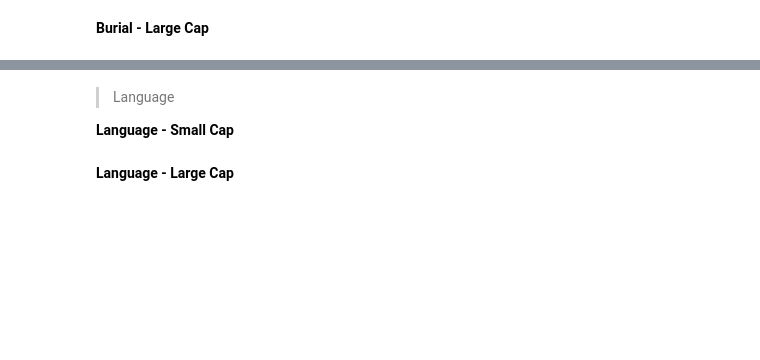
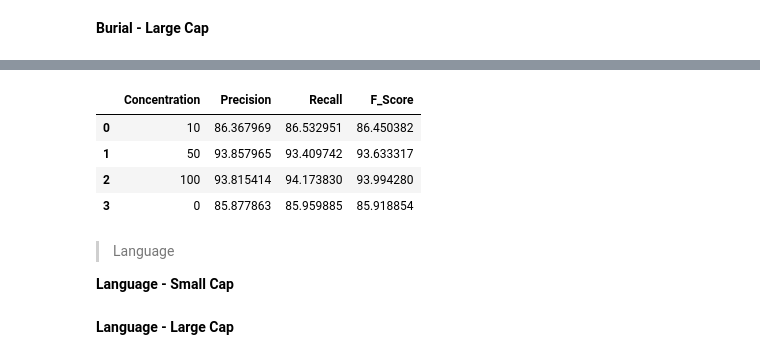
Before and after one commit to slavesocieties/ssda-nlp, a Jupyter notebook: 70-exhaustive-training.ipynb, the cells around one changed output, grey strips where cells are left out. Drawn from its saved outputs; the diff is of its cells as text; code cells hidden in the pictures; blank space fills up the shorter version.

```diff
--- a/70-exhaustive-training.ipynb
+++ b/70-exhaustive-training.ipynb
@@ -327,3 +325,22 @@ Saved model to models\exhaustive_models
+# %%
+#no_test
+
+##RESULTS
+concentrations_LCB = [10, 50, 100, 0]
+pre_vec_LCB = [86.367969, 93.857965, 93.815414, 85.877863]
+rec_vec_LCB = [86.532951, 93.409742, 94.17383, 85.959885]
+f_vec_LCB = [86.450382, 93.633317, 93.99428, 85.918854]
+
+manual_data_LCB = {'Concentration':concentrations_LCB, 'Precision':pre_vec_LCB, 'Recall':rec_vec_LCB, 'F_Score':f_vec_LCB}
+
+results_df_LCB = pd.DataFrame(manual_data_LCB)
+results_df_LCB.head(20)
+# %% [output]
+|  | Concentration | Precision | Recall | F_Score |
+| 0 | 10 | 86.367969 | 86.532951 | 86.450382 |
+| 1 | 50 | 93.857965 | 93.409742 | 93.633317 |
+| 2 | 100 | 93.815414 | 94.173830 | 93.994280 |
+| 3 | 0 | 85.877863 | 85.959885 | 85.918854 |
 # %% [markdown]
 > Language
 
```
Also changed, not shown: parts of 15 cells of this notebook.
